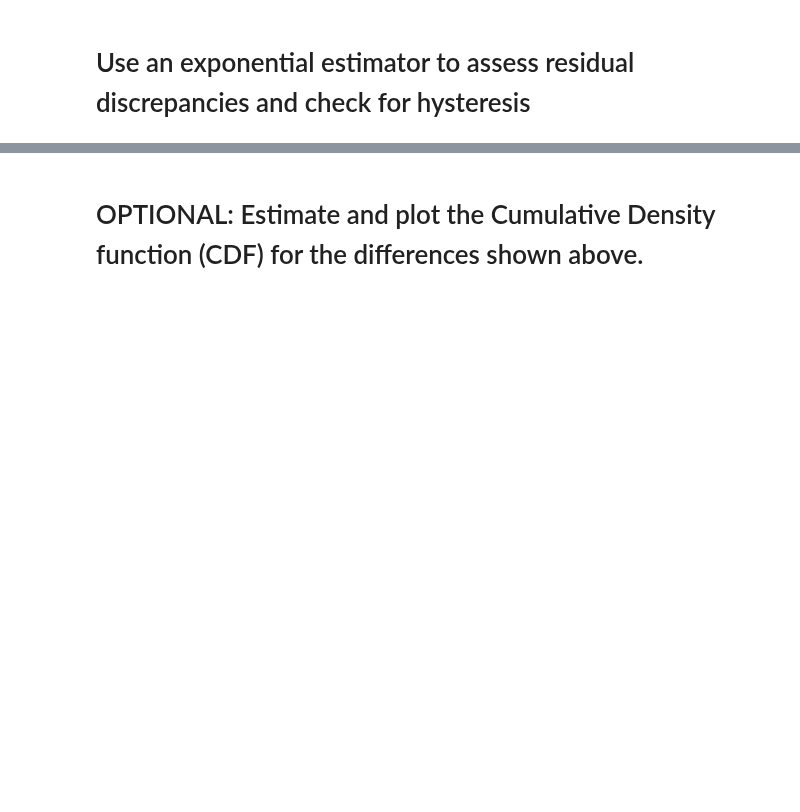
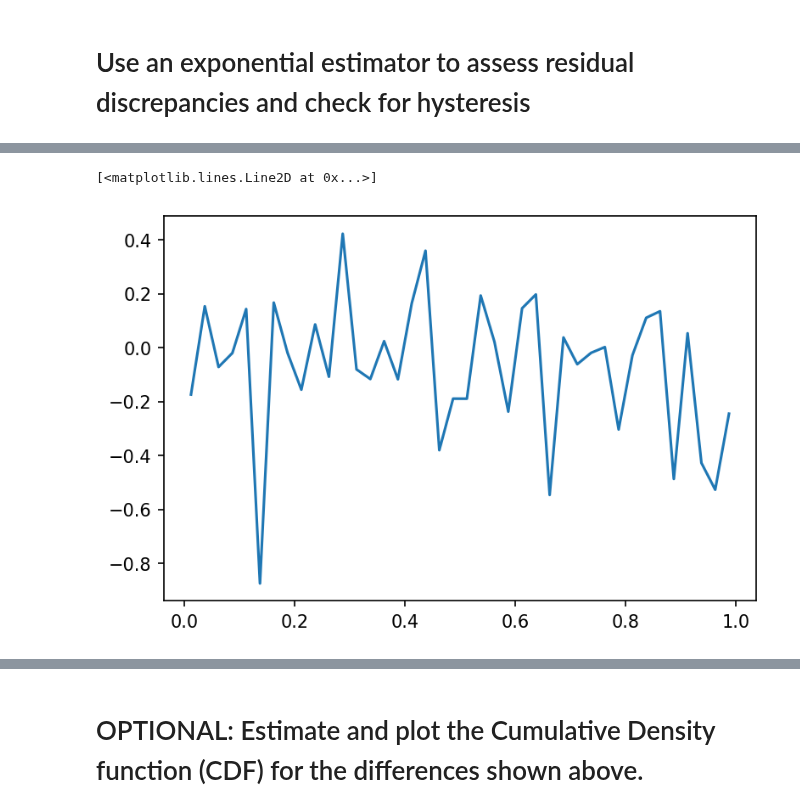
Before and after one commit to BranniganLab/safep, a Jupyter notebook: BAR_Estimator_Expanded.ipynb, the cells around one changed output, grey strips where cells are left out. Drawn from its saved outputs; the diff is of its cells as text; code cells hidden in the pictures; blank space fills up the shorter version.

```diff
--- a/BAR_Estimator_Expanded.ipynb
+++ b/BAR_Estimator_Expanded.ipynb
@@ -236,0 +366,5 @@ plt.savefig(f'{path}discrepancies_{affix}.png', dpi=600)
+# %%
+plt.plot(l_mid, hyst)
+# %% [output]
+[<matplotlib.lines.Line2D at 0x...>]
+[figure, added]
```
Also changed, not shown: parts of 20 cells of this notebook, 2 other files.
